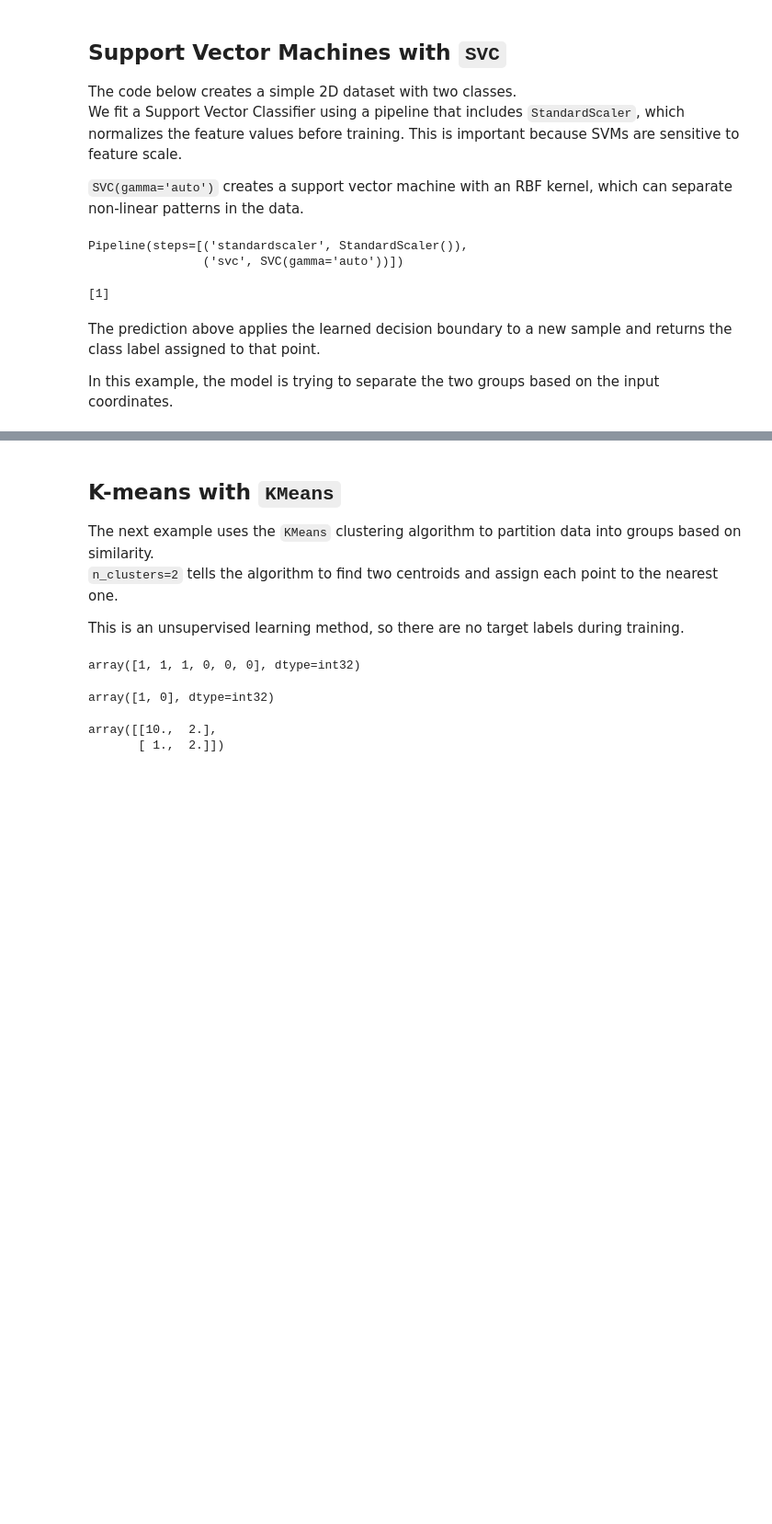
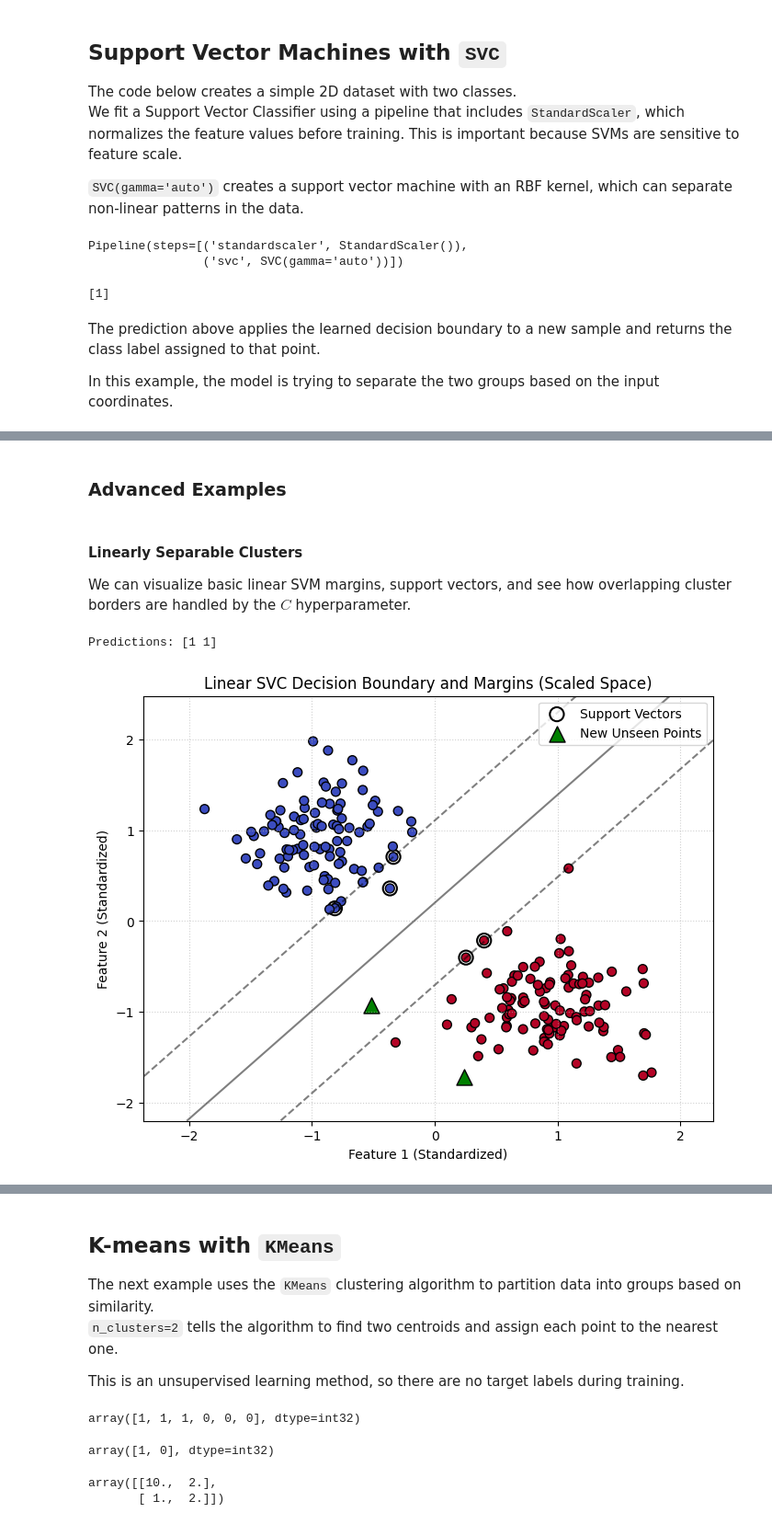
Before and after one commit to mylo2202/fsb-mle, a Jupyter notebook: session6/notebook.ipynb, the cells around one changed output, grey strips where cells are left out. Shown at 92% size. Saved outputs shown, nothing was run; the diff lists cells and outputs as text; code cells hidden in the pictures; blank space fills up the shorter version.

```diff
--- a/session6/notebook.ipynb
+++ b/session6/notebook.ipynb
@@ -29,0 +56,66 @@ In this example, the model is trying to separate the two groups based on the inp
+# %% [markdown]
+### Advanced Examples
+# %% [markdown]
+#### Linearly Separable Clusters
+
+We can visualize basic linear SVM margins, support vectors, and see how overlapping cluster borders are handled by the $C$ hyperparameter.
+# %%
+import numpy as np
+import matplotlib.pyplot as plt
+from sklearn.datasets import make_blobs
+from sklearn.pipeline import make_pipeline
+from sklearn.preprocessing import StandardScaler
+from sklearn.svm import SVC
+
+# Generate 200 random samples across 2 classes with controlled overlap (cluster_std)
+X, y = make_blobs(n_samples=200, centers=2, cluster_std=1.5, random_state=42)
+
+# Train SVM Pipeline
+clf = make_pipeline(StandardScaler(), SVC(kernel='linear', C=1.0))
+clf.fit(X, y)
+
+# Predict on new unseen points
+new_points = np.array([[-1.0, 2.0], [2.0, -1.0]])
+print("Predictions:", clf.predict(new_points))
+
+# --- Visualizing the decision boundary, margins, and support vectors ---
+# Retrieve the scaler and the model from pipeline
+scaler = clf.named_steps['standardscaler']
+model = clf.named_steps['svc']
+
+# Standardize the training data
+X_scaled = scaler.transform(X)
+new_points_scaled = scaler.transform(new_points)
+
+# Create a mesh grid to plot decision boundary
+x_min, x_max = X_scaled[:, 0].min() - 0.5, X_scaled[:, 0].max() + 0.5
+y_min, y_max = X_scaled[:, 1].min() - 0.5, X_scaled[:, 1].max() + 0.5
+xx, yy = np.meshgrid(np.linspace(x_min, x_max, 200), np.linspace(y_min, y_max, 200))
+
+# Get decision function values for the grid to plot margin contours
+xy = np.c_[xx.ravel(), yy.ravel()]
+Z = model.decision_function(xy).reshape(xx.shape)
+
+plt.figure(figsize=(8, 6))
+# Plot decision boundary (Z=0) and margins (Z=-1, Z=1)
+plt.contour(xx, yy, Z, colors='k', levels=[-1, 0, 1], alpha=0.5, linestyles=['--', '-', '--'])
+
+# Highlight Support Vectors
+plt.scatter(model.support_vectors_[:, 0], model.support_vectors_[:, 1], s=120,
+            linewidth=1.5, facecolors='none', edgecolors='black', label='Support Vectors')
+
+# Scatter plot of training points
+scatter = plt.scatter(X_scaled[:, 0], X_scaled[:, 1], c=y, cmap='coolwarm', edgecolors='k', s=50)
+
+# Plot new points
+plt.scatter(new_points_scaled[:, 0], new_points_scaled[:, 1], c='green', marker='^', s=150, edgecolors='black', label='New Unseen Points')
+
+plt.title("Linear SVC Decision Boundary and Margins (Scaled Space)")
+plt.xlabel("Feature 1 (Standardized)")
+plt.ylabel("Feature 2 (Standardized)")
+plt.legend()
+plt.grid(True, linestyle=':', alpha=0.6)
+plt.show()
+# %% [output]
+Predictions: [1 1]
+[figure, added]
```
Also changed, not shown: parts of 15 cells of this notebook, 1 other file.
